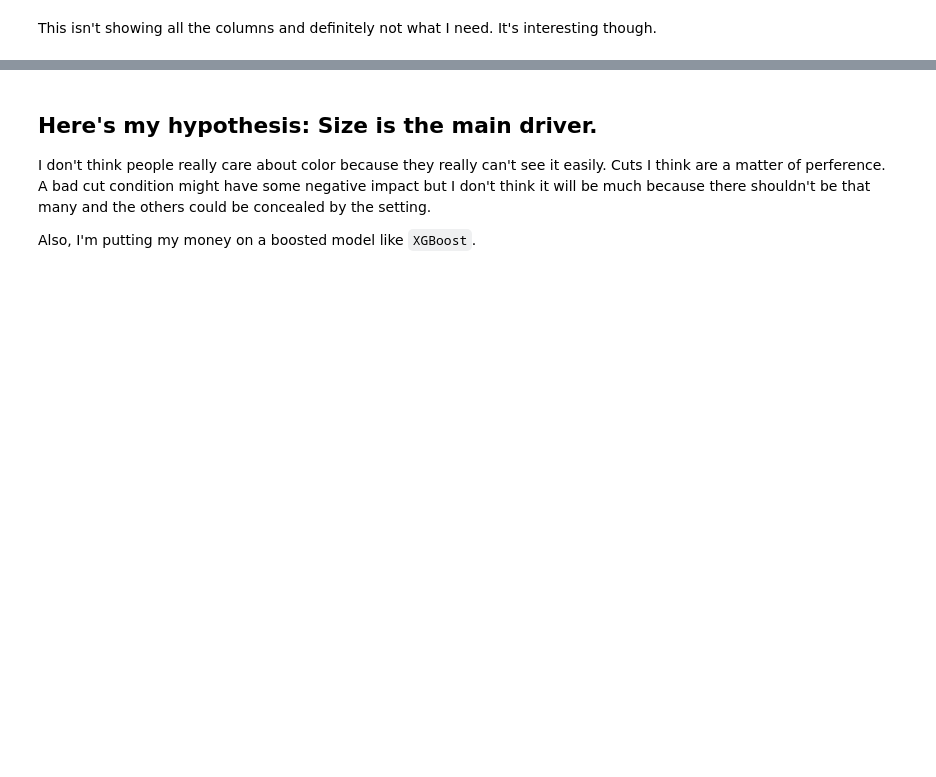
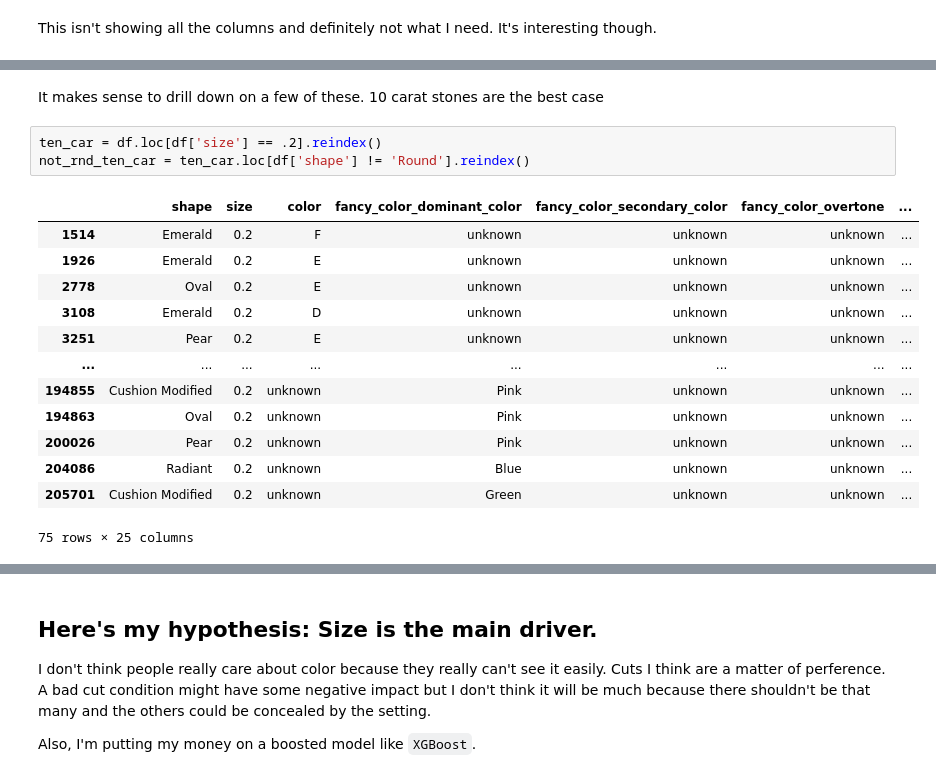
Before and after one commit to Little-PyProjects/Bees, a Jupyter notebook: Diamonds/notebooks/EDA.ipynb, the cells around one changed output, grey strips where cells are left out. Saved outputs shown, nothing was run; the diff lists cells and outputs as text; blank space fills up the shorter version.

```diff
--- a/Diamonds/notebooks/EDA.ipynb
+++ b/Diamonds/notebooks/EDA.ipynb
@@ -215,0 +245,19 @@ This isn't showing all the columns and definitely not what I need. It's interest
+# %% [markdown]
+It makes sense to drill down on a few of these. 10 carat stones are the best case
+# %%
+ten_car = df.loc[df['size'] == .2].reindex()
+not_rnd_ten_car = ten_car.loc[df['shape'] != 'Round'].reindex()
+# %% [output]
+|  | shape | size | color | fancy_color_dominant_color | fancy_color_secondary_color | fancy_color_overtone | ... |
+| 1514 | Emerald | 0.2 | F | unknown | unknown | unknown | ... |
+| 1926 | Emerald | 0.2 | E | unknown | unknown | unknown | ... |
+| 2778 | Oval | 0.2 | E | unknown | unknown | unknown | ... |
+| 3108 | Emerald | 0.2 | D | unknown | unknown | unknown | ... |
+| 3251 | Pear | 0.2 | E | unknown | unknown | unknown | ... |
+| ... | ... | ... | ... | ... | ... | ... | ... |
+| 194855 | Cushion Modified | 0.2 | unknown | Pink | unknown | unknown | ... |
+| 194863 | Oval | 0.2 | unknown | Pink | unknown | unknown | ... |
+| 200026 | Pear | 0.2 | unknown | Pink | unknown | unknown | ... |
+| 204086 | Radiant | 0.2 | unknown | Blue | unknown | unknown | ... |
+| 205701 | Cushion Modified | 0.2 | unknown | Green | unknown | unknown | ... |
+75 rows × 25 columns
```
Also changed, not shown: parts of 25 cells of this notebook.
